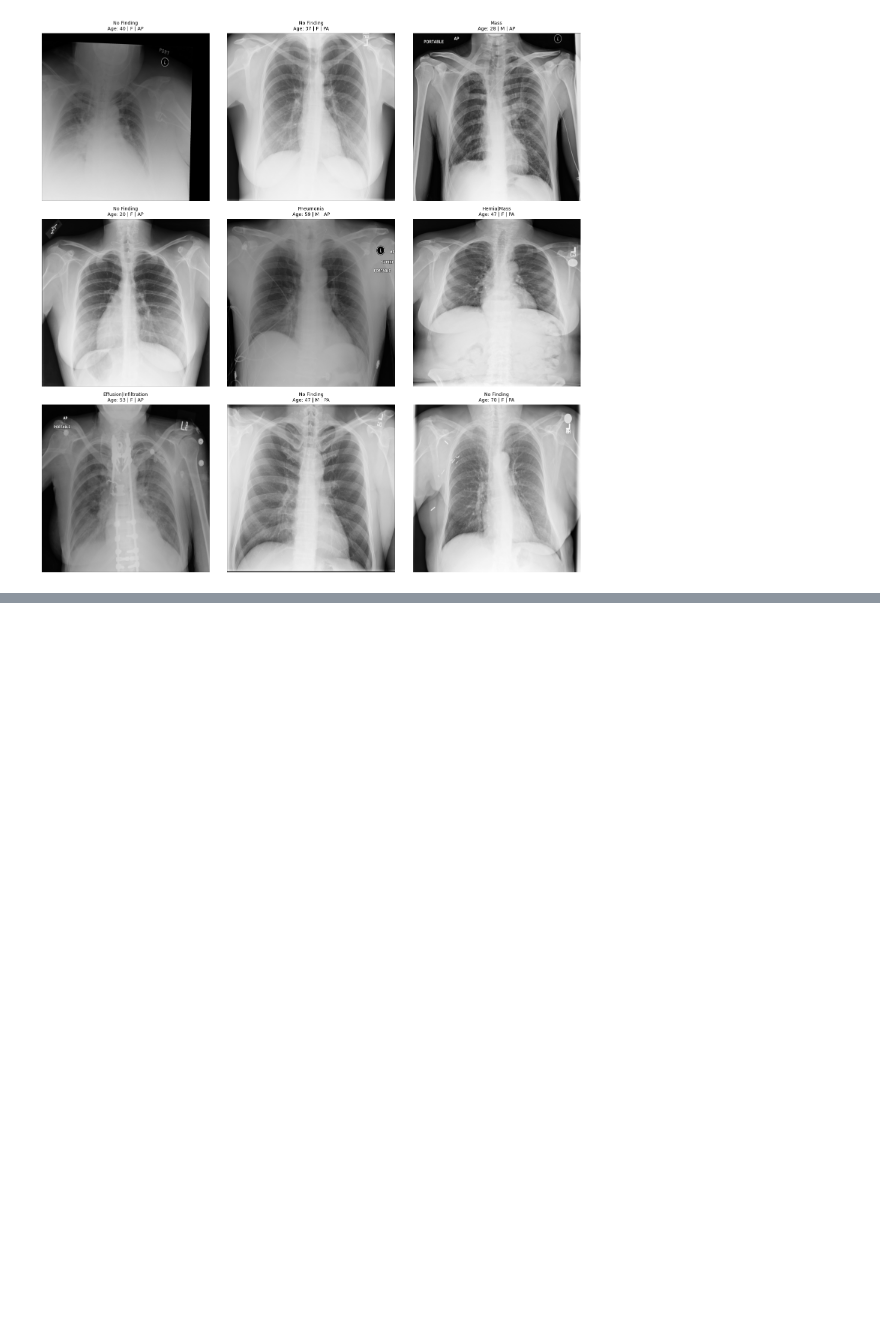
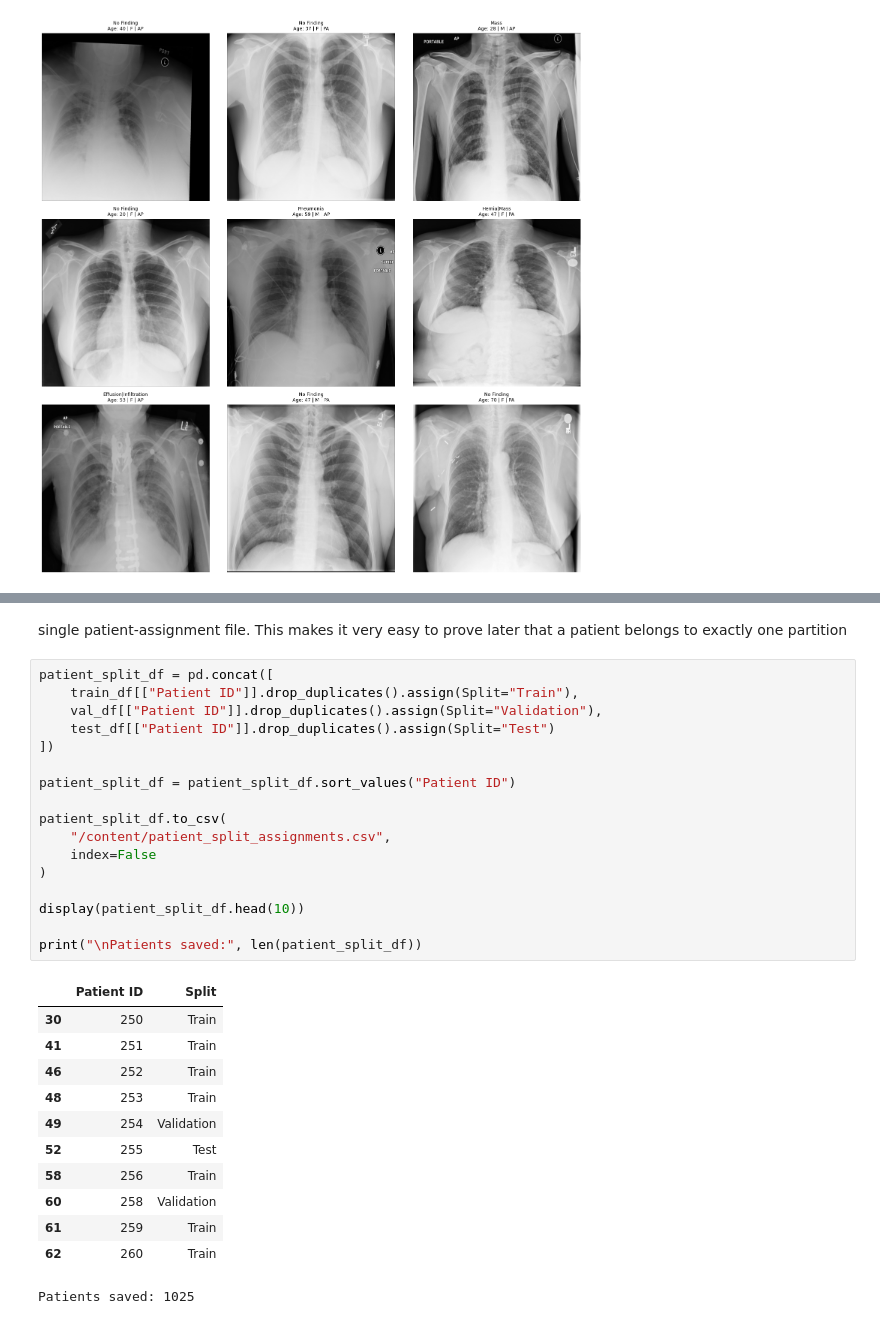
Before and after one commit to NoumanEjaz-dev/Chest-xray-dataset-analysis, a Jupyter notebook: chest_xray_dataset_analysis.ipynb, the cells around one changed output, grey strips where cells are left out. Drawn from its saved outputs; the diff is of its cells as text; blank space fills up the shorter version.

```diff
--- a/chest_xray_dataset_analysis.ipynb
+++ b/chest_xray_dataset_analysis.ipynb
@@ -331 +738,33 @@ Images without matching CSV metadata: 29
+# %% [markdown]
+single patient-assignment file. This makes it very easy to prove later that a patient belongs to exactly one partition
+# %%
+patient_split_df = pd.concat([
+    train_df[["Patient ID"]].drop_duplicates().assign(Split="Train"),
+    val_df[["Patient ID"]].drop_duplicates().assign(Split="Validation"),
+    test_df[["Patient ID"]].drop_duplicates().assign(Split="Test")
+])
+
+patient_split_df = patient_split_df.sort_values("Patient ID")
+
+patient_split_df.to_csv(
+    "/content/patient_split_assignments.csv",
+    index=False
+)
+
+display(patient_split_df.head(10))
+
+print("\nPatients saved:", len(patient_split_df))
+# %% [output]
+|  | Patient ID | Split |
+| 30 | 250 | Train |
+| 41 | 251 | Train |
+| 46 | 252 | Train |
+| 48 | 253 | Train |
+| 49 | 254 | Validation |
+| 52 | 255 | Test |
+| 58 | 256 | Train |
+| 60 | 258 | Validation |
+| 61 | 259 | Train |
+| 62 | 260 | Train |
+Patients saved: 1025
 # %% [markdown]
```
Also changed, not shown: parts of 18 cells of this notebook.
